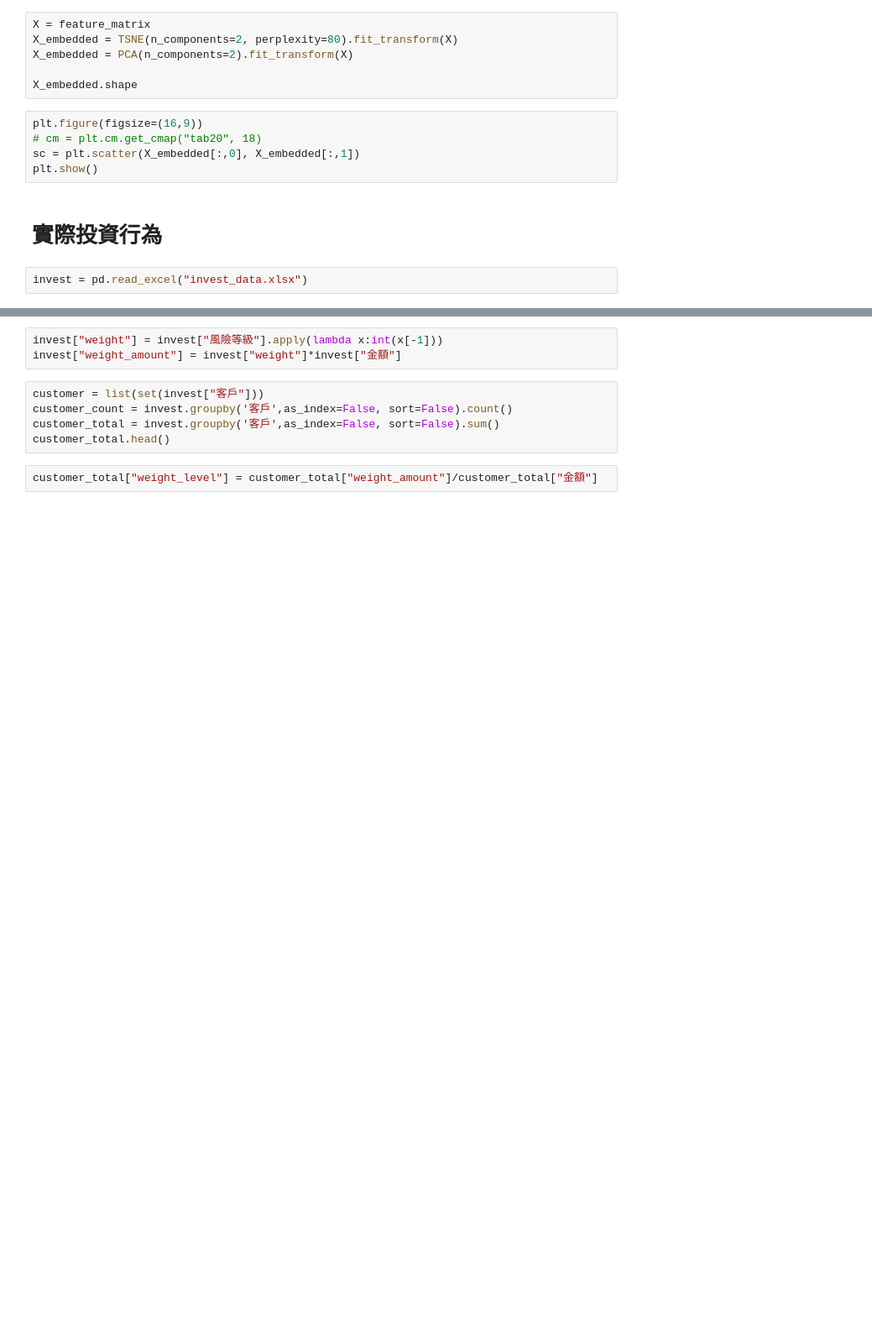
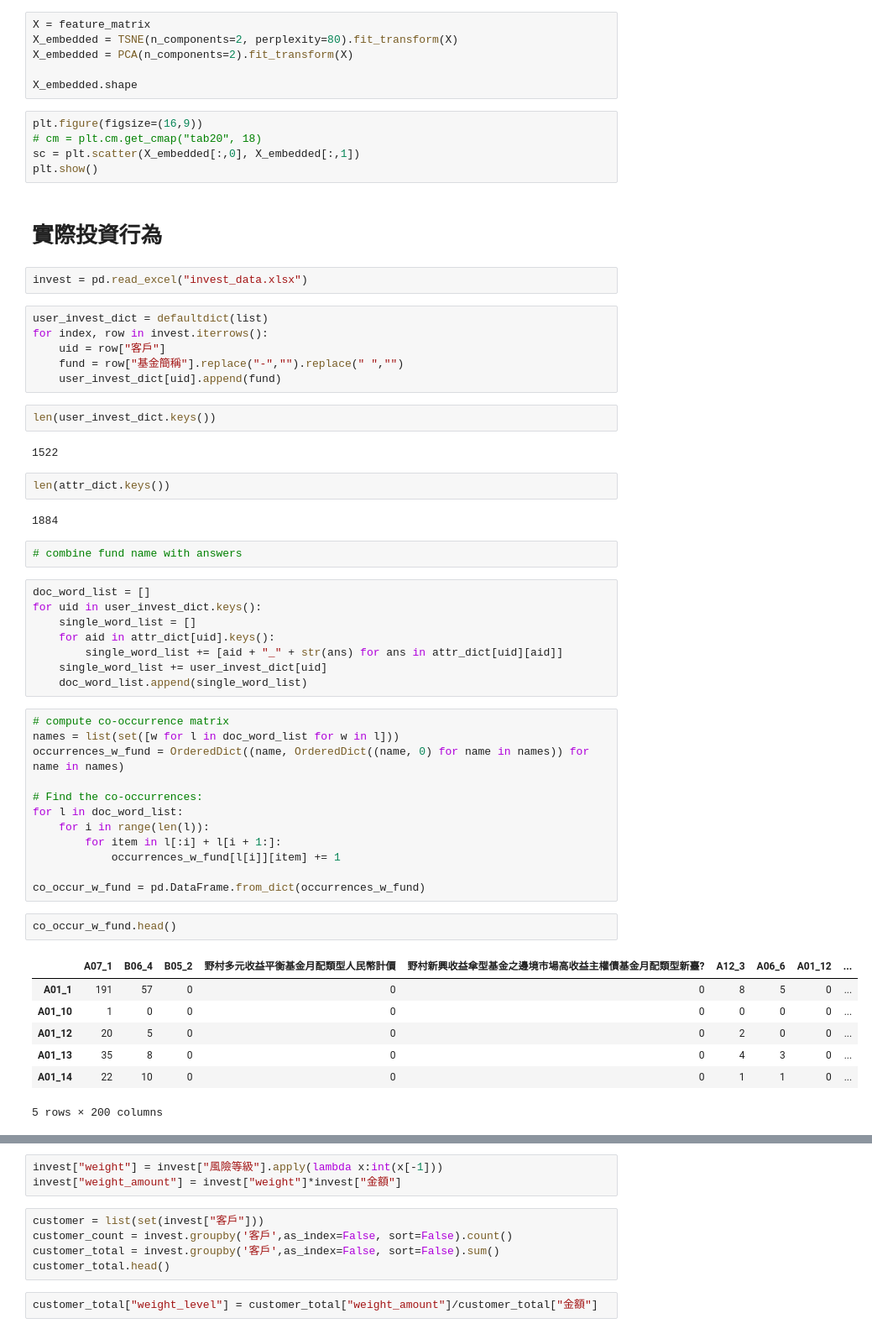
Before and after one commit to thtang/Fintech-Text-Mining-and-Machine-Learning, a Jupyter notebook: final/EDA.ipynb, the cells around one changed output, grey strips where cells are left out. Shown at 84% size. Drawn from its saved outputs; the diff is of its cells as text; blank space fills up the shorter version.

Commit message:
add cooccurrence w.r.st. fund name

```diff
--- a/final/EDA.ipynb
+++ b/final/EDA.ipynb
@@ -259,3 +251,49 @@ plt.show()
 # 實際投資行為
 # %%
 invest = pd.read_excel("invest_data.xlsx")
+# %%
+user_invest_dict = defaultdict(list)
+for index, row in invest.iterrows():
+    uid = row["客戶"]
+    fund = row["基金簡稱"].replace("-","").replace(" ","")
+    user_invest_dict[uid].append(fund)
+# %%
+len(user_invest_dict.keys())
+# %% [output]
+1522
+# %%
+len(attr_dict.keys())
+# %% [output]
+1884
+# %%
+# combine fund name with answers
+# %%
+doc_word_list = []
+for uid in user_invest_dict.keys():
+    single_word_list = []
+    for aid in attr_dict[uid].keys():
+        single_word_list += [aid + "_" + str(ans) for ans in attr_dict[uid][aid]]
+    single_word_list += user_invest_dict[uid]
+    doc_word_list.append(single_word_list)
+# %%
+# compute co-occurrence matrix
+names = list(set([w for l in doc_word_list for w in l]))
+occurrences_w_fund = OrderedDict((name, OrderedDict((name, 0) for name in names)) for name in names)
+
+# Find the co-occurrences:
+for l in doc_word_list:
+    for i in range(len(l)):
+        for item in l[:i] + l[i + 1:]:
+            occurrences_w_fund[l[i]][item] += 1
+
+co_occur_w_fund = pd.DataFrame.from_dict(occurrences_w_fund)
+# %%
+co_occur_w_fund.head()
+# %% [output]
+|  | A07_1 | B06_4 | B05_2 | 野村多元收益平衡基金月配類型人民幣計價 | 野村新興收益傘型基金之邊境市場高收益主權債基金月配類型新臺? | A12_3 | A06_6 | A01_12 | ... |
+| A01_1 | 191 | 57 | 0 | 0 | 0 | 8 | 5 | 0 | ... |
+| A01_10 | 1 | 0 | 0 | 0 | 0 | 0 | 0 | 0 | ... |
+| A01_12 | 20 | 5 | 0 | 0 | 0 | 2 | 0 | 0 | ... |
+| A01_13 | 35 | 8 | 0 | 0 | 0 | 4 | 3 | 0 | ... |
+| A01_14 | 22 | 10 | 0 | 0 | 0 | 1 | 1 | 0 | ... |
+5 rows × 200 columns
```
Also changed, not shown: parts of 5 cells of this notebook.
